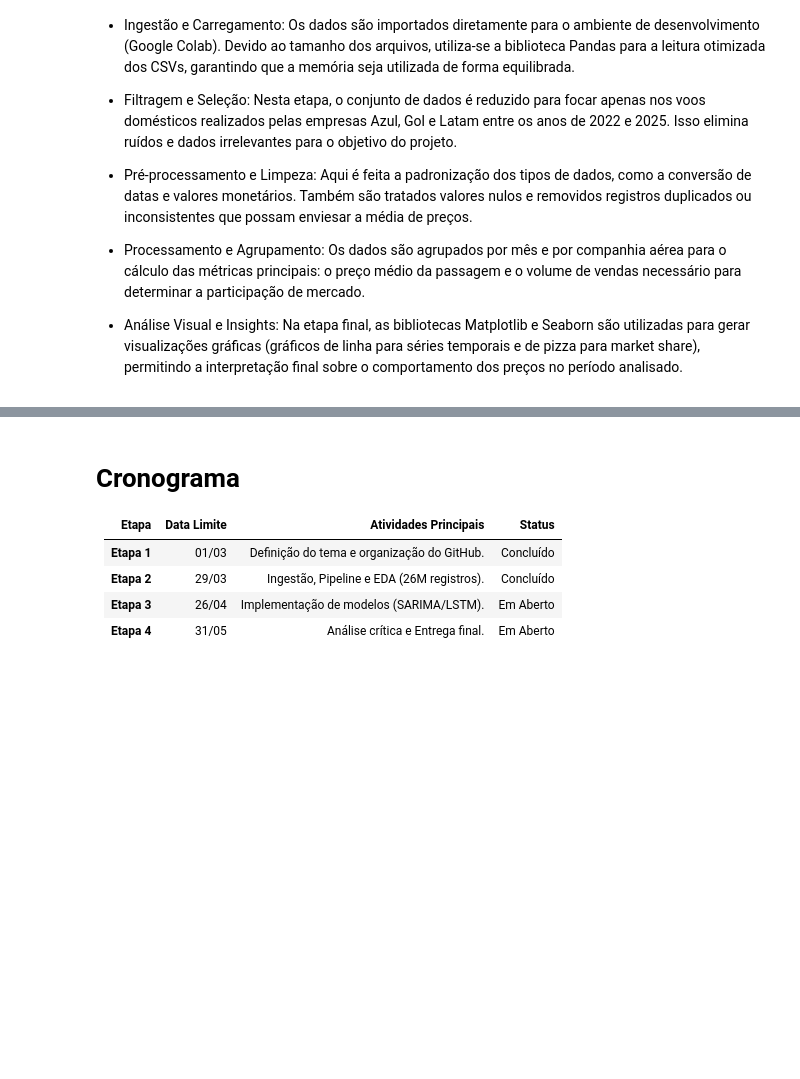
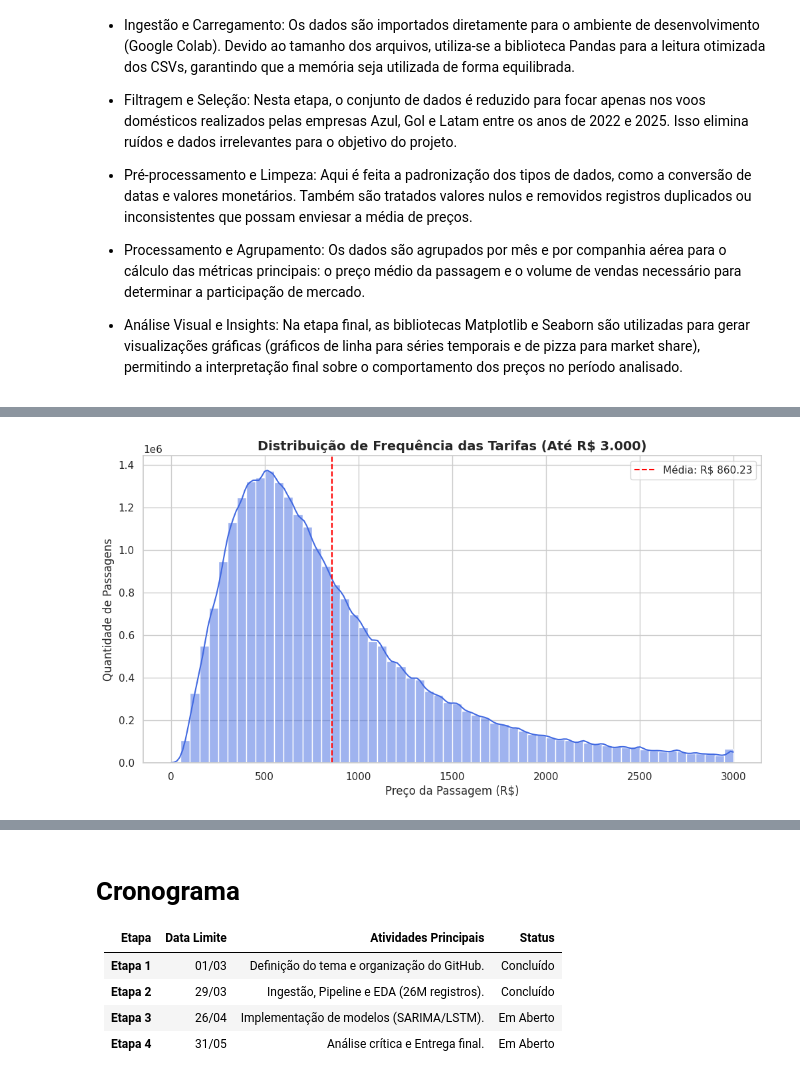
Before and after one commit to Flavio-98/cdProjetoAplicadoIV, a Jupyter notebook: projeto/cd_projeto_aplicado_IV_etapa_2.ipynb, the cells around one changed output, grey strips where cells are left out. Saved outputs shown, nothing was run; the diff lists cells and outputs as text; code cells hidden in the pictures; blank space fills up the shorter version.

```diff
--- a/projeto/cd_projeto_aplicado_IV_etapa_2.ipynb
+++ b/projeto/cd_projeto_aplicado_IV_etapa_2.ipynb
@@ -227,0 +260,19 @@ plt.show()
+# %%
+df_filtrado = df_completo[df_completo['tarifa'] < 3000].copy()
+media_val = df_filtrado['tarifa'].mean()
+
+plt.figure(figsize=(12, 6))
+sns.set_theme(style="whitegrid")
+
+sns.histplot(data=df_filtrado, x='tarifa', kde=True, bins=60, color='royalblue')
+
+plt.axvline(media_val, color='red', linestyle='--', label=f'Média: R$ {media_val:.2f}')
+
+plt.title('Distribuição de Frequência das Tarifas (Até R$ 3.000)', fontsize=14, fontweight='bold')
+plt.xlabel('Preço da Passagem (R$)', fontsize=12)
+plt.ylabel('Quantidade de Passagens', fontsize=12)
+plt.legend()
+
+plt.show()
+# %% [output]
+[figure, added]
```
Also changed, not shown: parts of 11 cells of this notebook.
